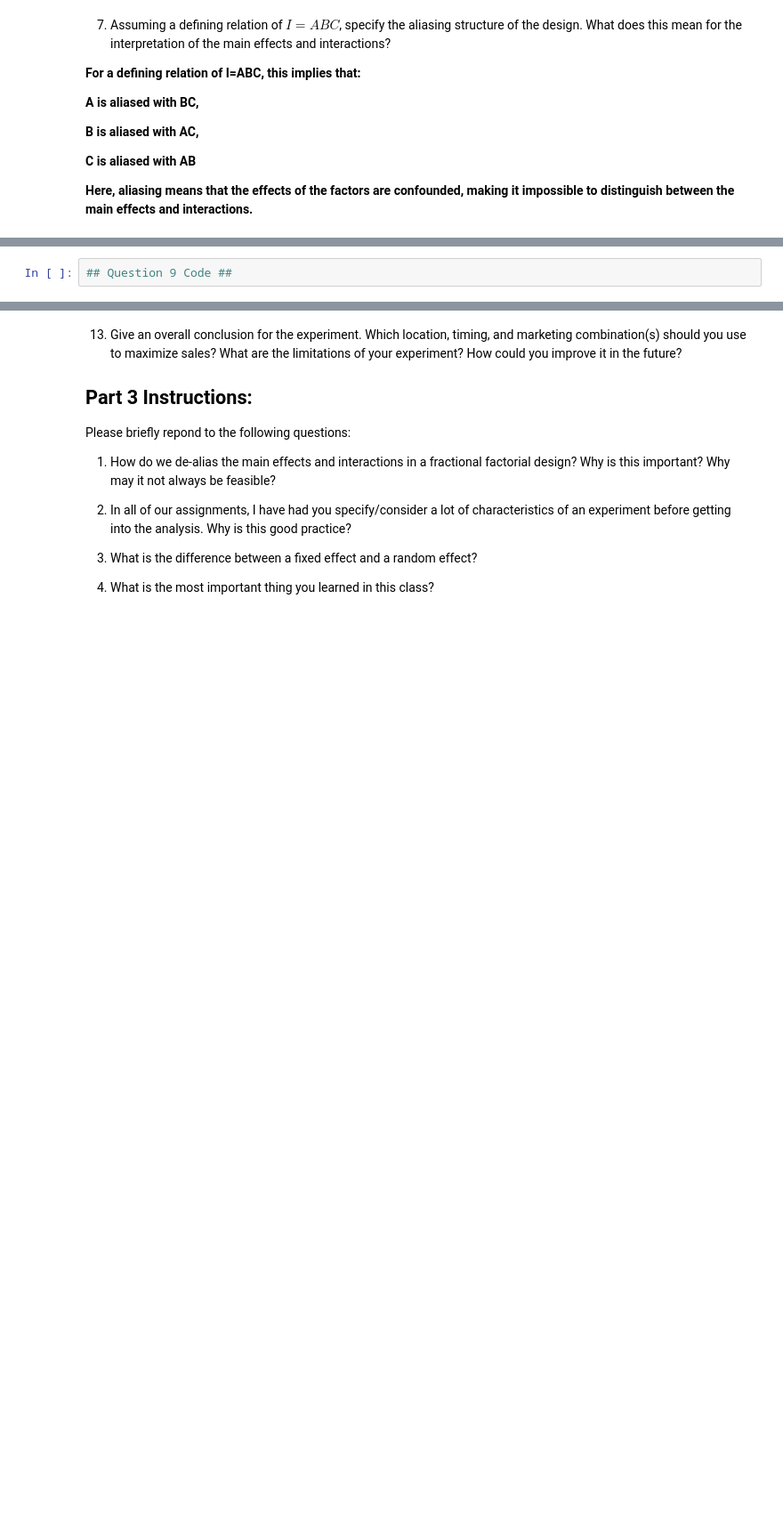
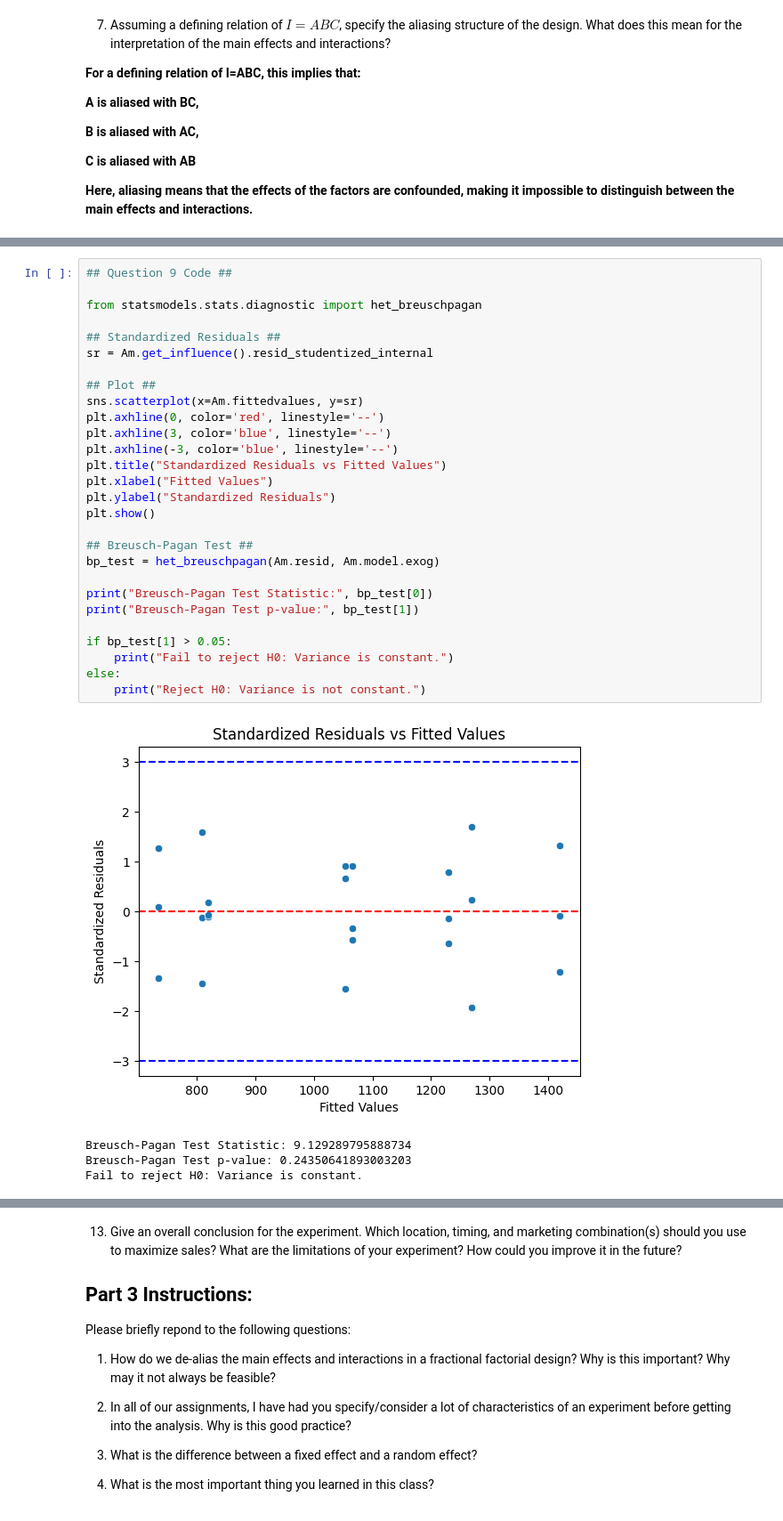
Before and after one commit to garrettspringsted/STAT-7220-Applied-Experimental-Design, a Jupyter notebook: Assignments/Final-Exam/Final-Exam.ipynb, the cells around one changed output, grey strips where cells are left out. Shown at 89% size. Saved outputs shown, nothing was run; the diff lists cells and outputs as text; blank space fills up the shorter version.

```diff
--- a/Assignments/Final-Exam/Final-Exam.ipynb
+++ b/Assignments/Final-Exam/Final-Exam.ipynb
@@ -572,4 +678,35 @@ else:
 # %%
 ## Question 9 Code ##
+
+from statsmodels.stats.diagnostic import het_breuschpagan
+
+## Standardized Residuals ##
+sr = Am.get_influence().resid_studentized_internal
+
+## Plot ##
+sns.scatterplot(x=Am.fittedvalues, y=sr)
+plt.axhline(0, color='red', linestyle='--')
+plt.axhline(3, color='blue', linestyle='--')
+plt.axhline(-3, color='blue', linestyle='--')
+plt.title("Standardized Residuals vs Fitted Values")
+plt.xlabel("Fitted Values")
+plt.ylabel("Standardized Residuals")
+plt.show()
+
+## Breusch-Pagan Test ##
+bp_test = het_breuschpagan(Am.resid, Am.model.exog)
+
+print("Breusch-Pagan Test Statistic:", bp_test[0])
+print("Breusch-Pagan Test p-value:", bp_test[1])
+
+if bp_test[1] > 0.05:
+    print("Fail to reject H0: Variance is constant.")
+else:
+    print("Reject H0: Variance is not constant.")
+# %% [output]
+[figure, added]
+Breusch-Pagan Test Statistic: 9.129289795888734
+Breusch-Pagan Test p-value: 0.24350641893003203
+Fail to reject H0: Variance is constant.
 # %% [markdown]
 10. Report and interpret the ANOVA table. What conclusions can we draw about our main effects? Do the results of these analyses support the null or alternative hypotheses more strongly?
```
Also changed, not shown: parts of 17 cells of this notebook.
